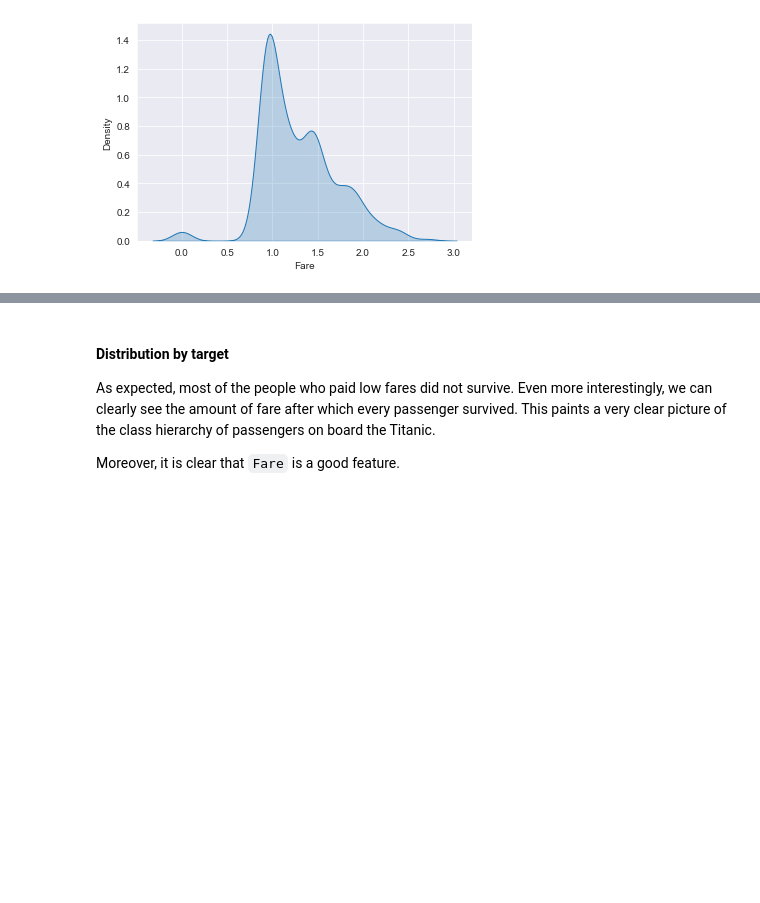
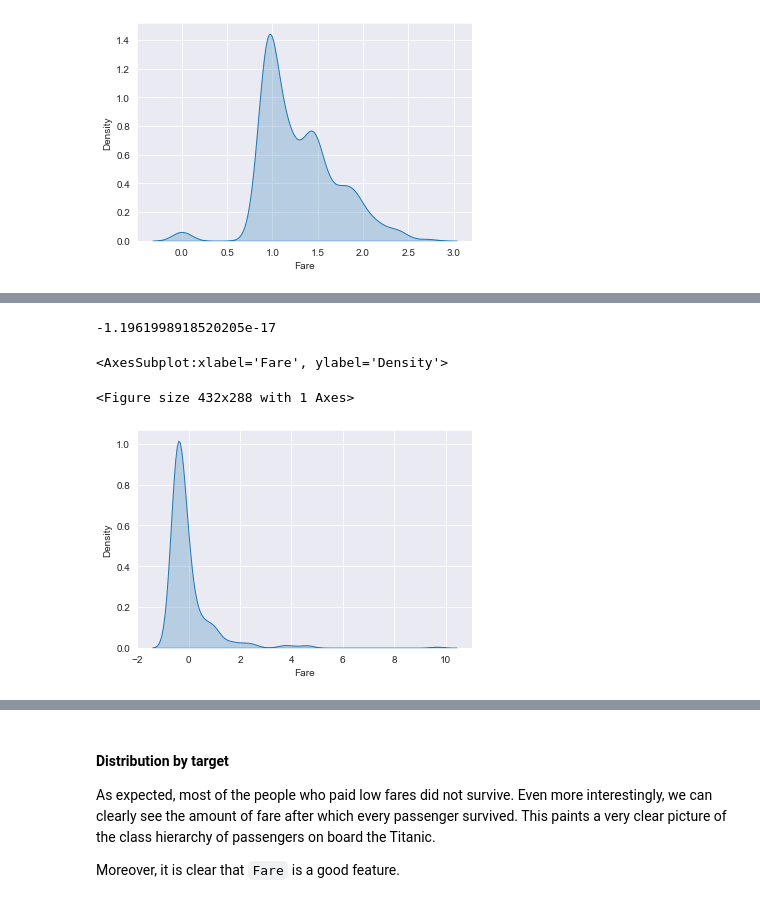
Before and after one commit to MalayAgr/Kaggle-Titanic, a Jupyter notebook: notebooks/eda.ipynb, the cells around one changed output, grey strips where cells are left out. Saved outputs shown, nothing was run; the diff lists cells and outputs as text; code cells hidden in the pictures; blank space fills up the shorter version.

```diff
--- a/notebooks/eda.ipynb
+++ b/notebooks/eda.ipynb
@@ -302,0 +314,12 @@ sns.kdeplot(x=np.log10(df["Fare"] + 1), fill=True)
+# %%
+# Standardization
+# Did not make a lot of difference
+mean = df["Fare"].mean()
+std = df["Fare"].std()
+transformed = (df["Fare"] - mean) / std
+sns.kdeplot(x=transformed, fill=True)
+# %% [output]
+-1.1961998918520205e-17
+<AxesSubplot:xlabel='Fare', ylabel='Density'>
+<Figure size 432x288 with 1 Axes>
+[figure, added]
```
Also changed, not shown: parts of 2 cells of this notebook.
